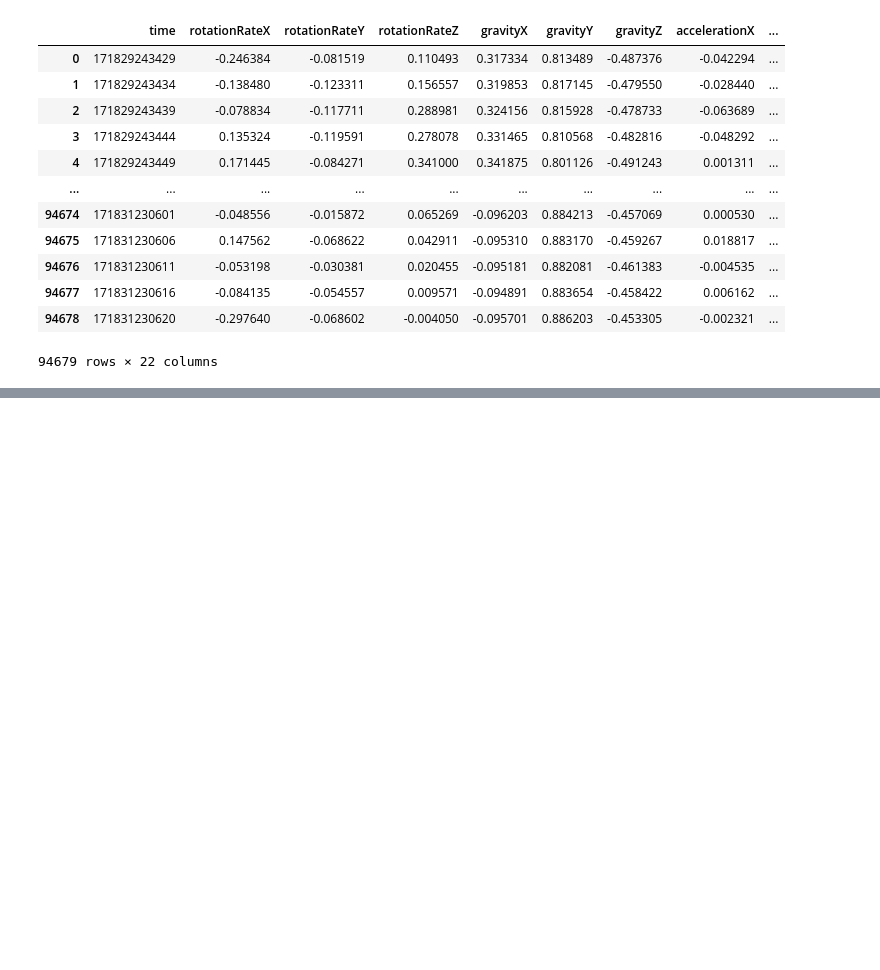
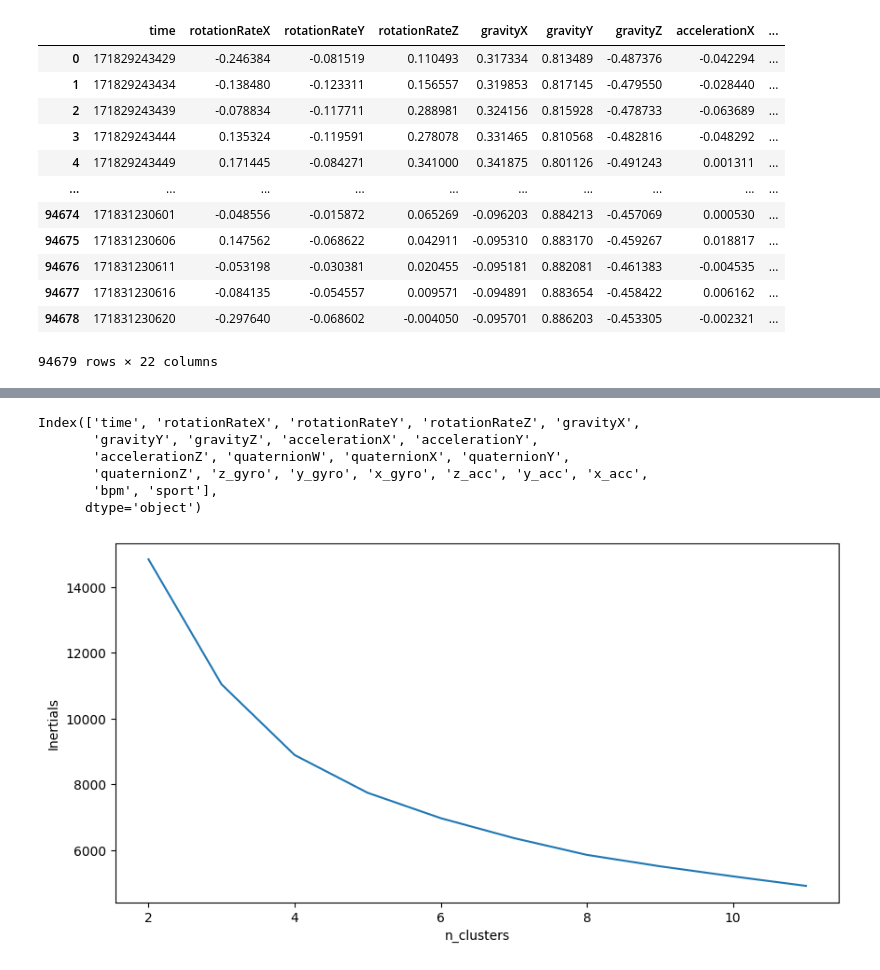
Before and after one commit to Alvarodelamaza/fitness_ml, a Jupyter notebook: feature_engineering.ipynb, the cells around one changed output, grey strips where cells are left out. Cells and saved outputs as stored; diff of their text form; code cells hidden in the pictures; blank space fills up the shorter version.

```diff
--- a/feature_engineering.ipynb
+++ b/feature_engineering.ipynb
@@ -208,0 +178,35 @@ interpolated_features_df
+# %%
+data.columns
+# %% [output]
+Index(['time', 'rotationRateX', 'rotationRateY', 'rotationRateZ', 'gravityX',
+       'gravityY', 'gravityZ', 'accelerationX', 'accelerationY',
+       'accelerationZ', 'quaternionW', 'quaternionX', 'quaternionY',
+       'quaternionZ', 'z_gyro', 'y_gyro', 'x_gyro', 'z_acc', 'y_acc', 'x_acc',
+       'bpm', 'sport'],
+      dtype='object')
+# %%
+
+# Clustering
+from sklearn.cluster import KMeans
+
+k_vlaues = range(2, 12)
+inertials = []
+
+#we only do it for the accelerometer
+#cluster_columns = ["x_acc", "y_acc", "z_acc"]
+cluster_columns=['accelerationX', 'accelerationY',
+       'accelerationZ']
+for k in k_vlaues:
+    subset = data[cluster_columns]
+    kmeans = KMeans(n_clusters=k, n_init=20, random_state=0)
+    cluster_labels = kmeans.fit_predict(subset)
+    inertials.append(kmeans.inertia_)
+
+plt.figure(figsize=(10, 5))
+plt.plot(k_vlaues, inertials)
+plt.xlabel("n_clusters")
+plt.ylabel("Inertials")
+plt.savefig('Clusters_elbow.png')
+plt.show()
+# %% [output]
+[figure, added]
```
Also changed, not shown: parts of 14 cells of this notebook, 4 other files.
